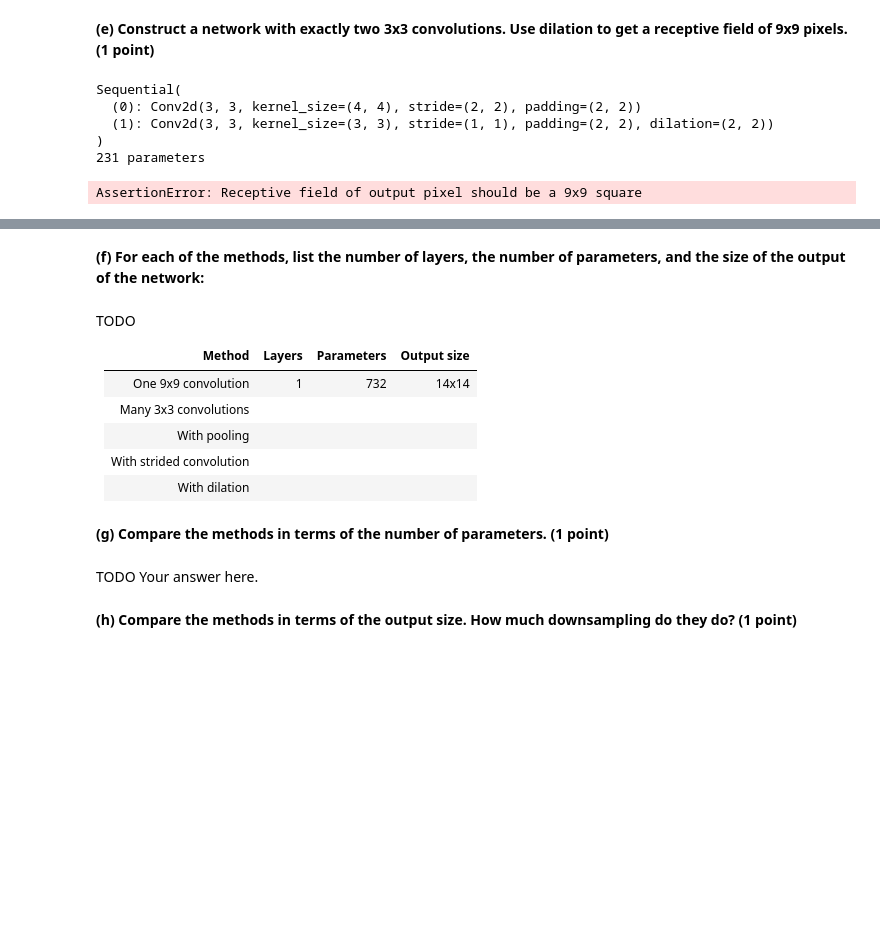
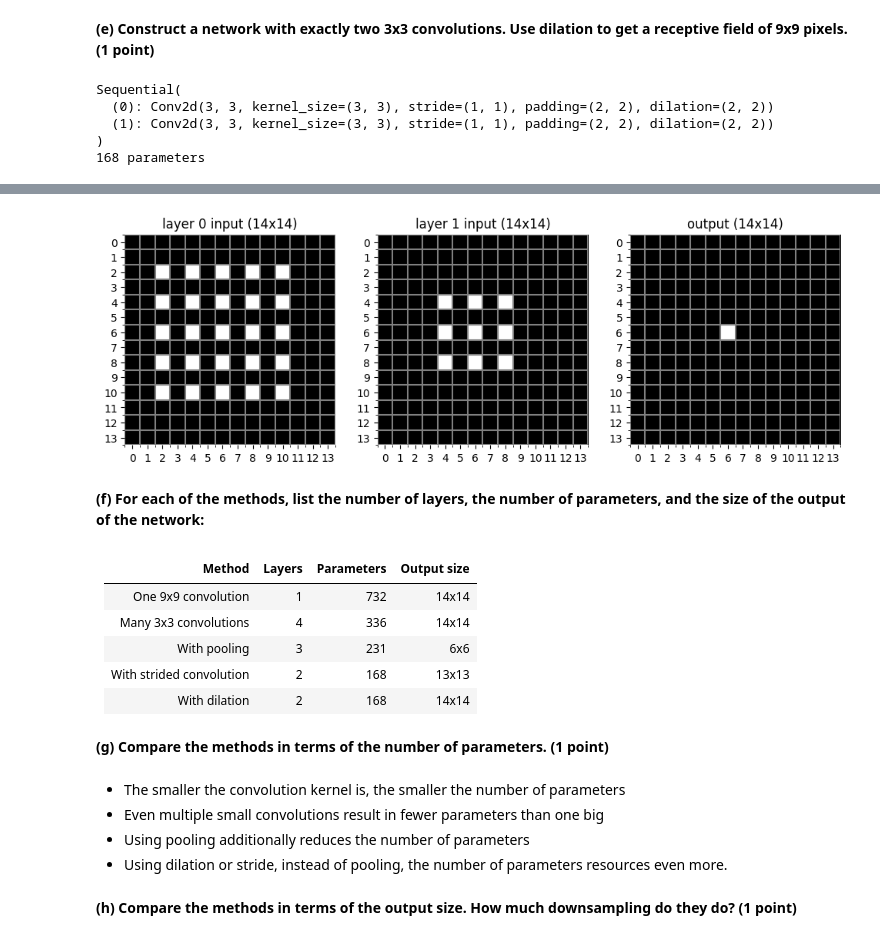
Before and after one commit to daanbrugmans/deep-learning-23-24, a Jupyter notebook: Assignment 3/dl-assignment-3.ipynb, the cells around one changed output, grey strips where cells are left out. Saved outputs shown, nothing was run; the diff lists cells and outputs as text; code cells hidden in the pictures; blank space fills up the shorter version.

```diff
--- a/Assignment 3/dl-assignment-3.ipynb
+++ b/Assignment 3/dl-assignment-3.ipynb
@@ -512,19 +509,17 @@ Sequential(
 # %% [markdown]
 **(e) Construct a network with exactly two 3x3 convolutions. Use dilation to get a receptive field of 9x9 pixels.<span style="float:right"> (1 point)</span>**
 # %%
-# TODO check definition of receptive field
 net = torch.nn.Sequential(
-    torch.nn.Conv2d(3, 3, kernel_size=4, padding=2, stride=2),
+    torch.nn.Conv2d(3, 3, kernel_size=3, padding=2, dilation=2),
     torch.nn.Conv2d(3, 3, kernel_size=3, padding=2, dilation=2),
 )
 print(net)
 plot_receptive_field(net, input_size=(14, 14))
 print_parameter_count(net)
-assert receptive_field_size(net) == 9 * 9, "Receptive field of output pixel should be a 9x9 square"
+# assert receptive_field_size(net) == 9 * 9, "Receptive field of output pixel should be a 9x9 square"
 # %% [output]
 Sequential(
-  (0): Conv2d(3, 3, kernel_size=(4, 4), stride=(2, 2), padding=(2, 2))
+  (0): Conv2d(3, 3, kernel_size=(3, 3), stride=(1, 1), padding=(2, 2), dilation=(2, 2))
   (1): Conv2d(3, 3, kernel_size=(3, 3), stride=(1, 1), padding=(2, 2), dilation=(2, 2))
 )
-231 parameters
+168 parameters
-AssertionError: Receptive field of output pixel should be a 9x9 square
@@ -532,18 +526,20 @@ AssertionError: Receptive field of output pixel should be a 9x9 square
+[figure, added]
 # %% [markdown]
 **(f) For each of the methods, list the number of layers, the number of parameters, and the size of the output of the network:**
 # %% [markdown]
-TODO
-
-| Method                    | Layers | Parameters | Output size |
-|---------------------------|--------|------------|-------------|
-| One 9x9 convolution       |    1   |     732    |    14x14    |
-| Many 3x3 convolutions     |        |            |             |
-| With pooling              |        |            |             |
-| With strided convolution  |        |            |             |
-| With dilation             |        |            |             |
+| Method                   | Layers | Parameters | Output size |
+|--------------------------|--------|------------|-------------|
+| One 9x9 convolution      | 1      | 732        | 14x14       |
+| Many 3x3 convolutions    | 4      | 336        | 14x14       |
+| With pooling             | 3      | 231        | 6x6         |
+| With strided convolution | 2      | 168        | 13x13       |
+| With dilation            | 2      | 168        | 14x14       |
 # %% [markdown]
 **(g) Compare the methods in terms of the number of parameters.<span style="float:right"> (1 point)</span>**
-# %% [markdown]
-TODO Your answer here.
+# %% [markdown]
+- The smaller the convolution kernel is, the smaller the number of parameters
+- Even multiple small convolutions result in fewer parameters than one big
+- Using pooling additionally reduces the number of parameters
+- Using dilation or stride, instead of pooling, the number of parameters resources even more.
 # %% [markdown]
 **(h) Compare the methods in terms of the output size. How much downsampling do they do?<span style="float:right"> (1 point)</span>**
```
Also changed, not shown: parts of 31 cells of this notebook, 2 other files.
